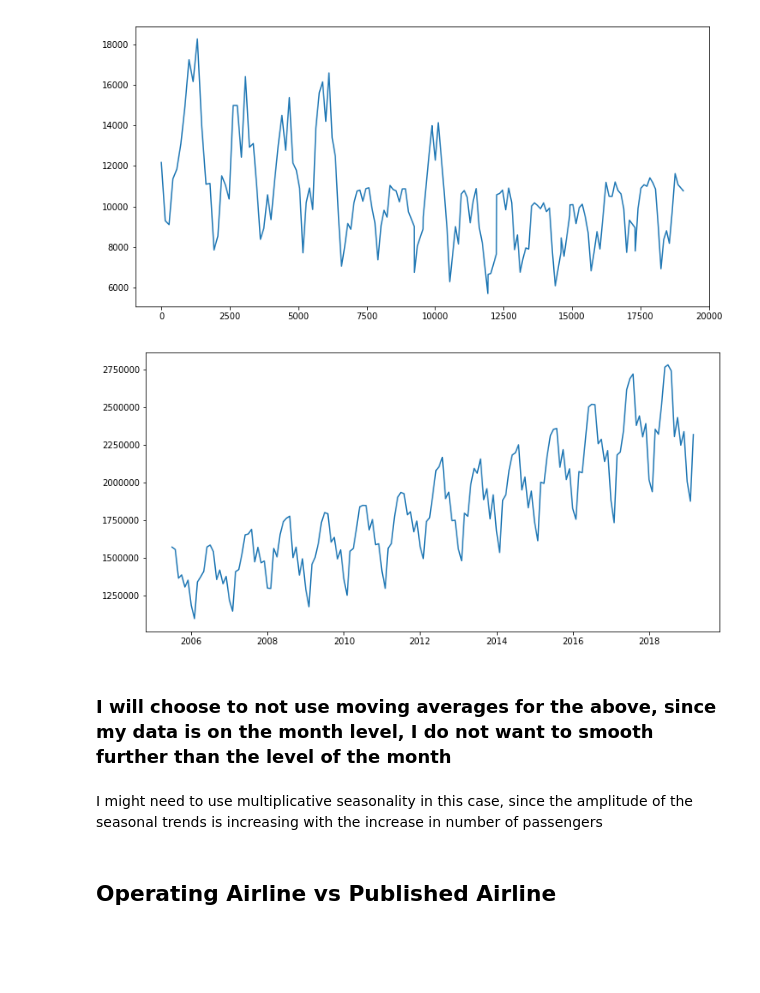
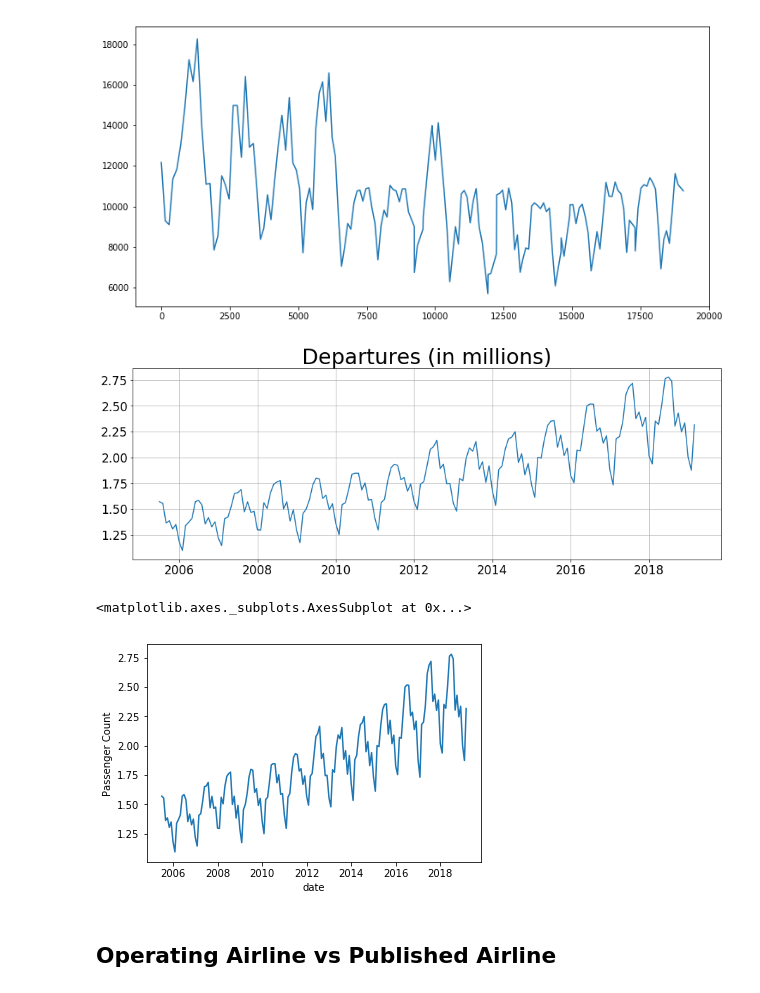
Before and after one commit to Alexandre987/SFO_Time_Series, a Jupyter notebook: Demand_Forecasting.ipynb, the cells around one changed output. Saved outputs shown, nothing was run; the diff lists cells and outputs as text; code cells hidden in the pictures; blank space fills up the shorter version.

```diff
--- a/Demand_Forecasting.ipynb
+++ b/Demand_Forecasting.ipynb
@@ -98,17 +99,24 @@ plt.plot(df_explore_virgin.index, df_explore_virgin['Passenger Count']);
 # %%
 enplaned = df[df['Activity Type Code'] == 'Enplaned'].groupby('date').sum()
 
 # Improved plot of total air traffic after datetime was fixed
 
-plt.figure(figsize = (12,6))
-plt.plot(enplaned.index, enplaned['Passenger Count'])
+plt.figure(figsize = (15,5))
+sns.lineplot(enplaned.index, enplaned['Passenger Count'] / 1000000)
+plt.title('Departures (in millions)', fontsize=30)
+plt.xlabel('')
+plt.ylabel('')
+plt.xticks(fontsize=17)
+plt.yticks(fontsize=17)
+plt.grid(b=True)
 plt.savefig('img/sfo_traffic.png', bbox_inches = 'tight')
 # %% [output]
-[figure, old version]
+[figure, new version]
-# %% [markdown]
-### I will choose to not use moving averages for the above, since my data is on the month level, I do not want to smooth further than the level of the month
-# %% [markdown]
-I might need to use multiplicative seasonality in this case, since the amplitude of the seasonal trends is increasing with the increase in number of passengers
+# %%
+sns.lineplot(enplaned.index, enplaned['Passenger Count'] / 1000000)
+# %% [output]
+<matplotlib.axes._subplots.AxesSubplot at 0x...>
+[figure, added]
 # %% [markdown]
 ## Operating Airline vs Published Airline
 # %%
```
Also changed, not shown: parts of 94 cells of this notebook.
